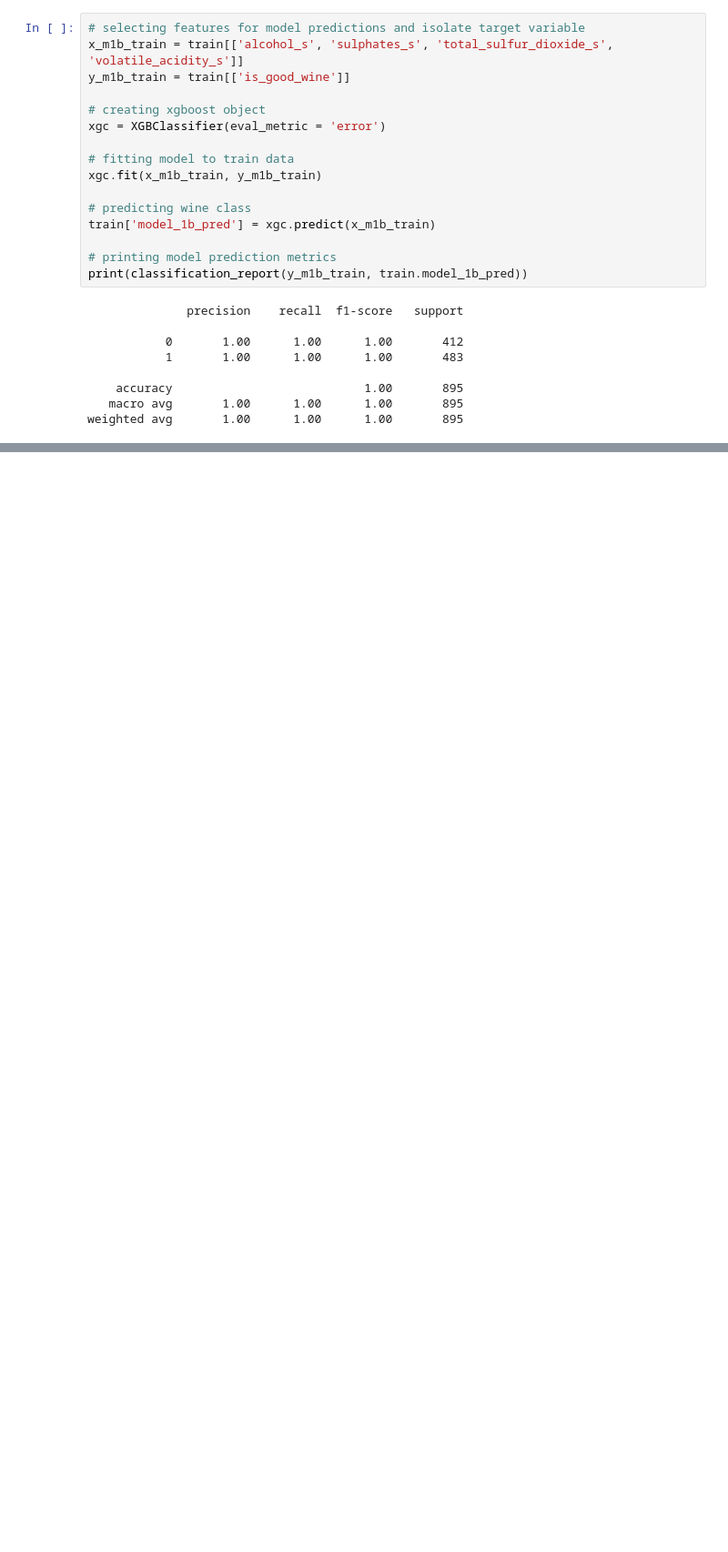
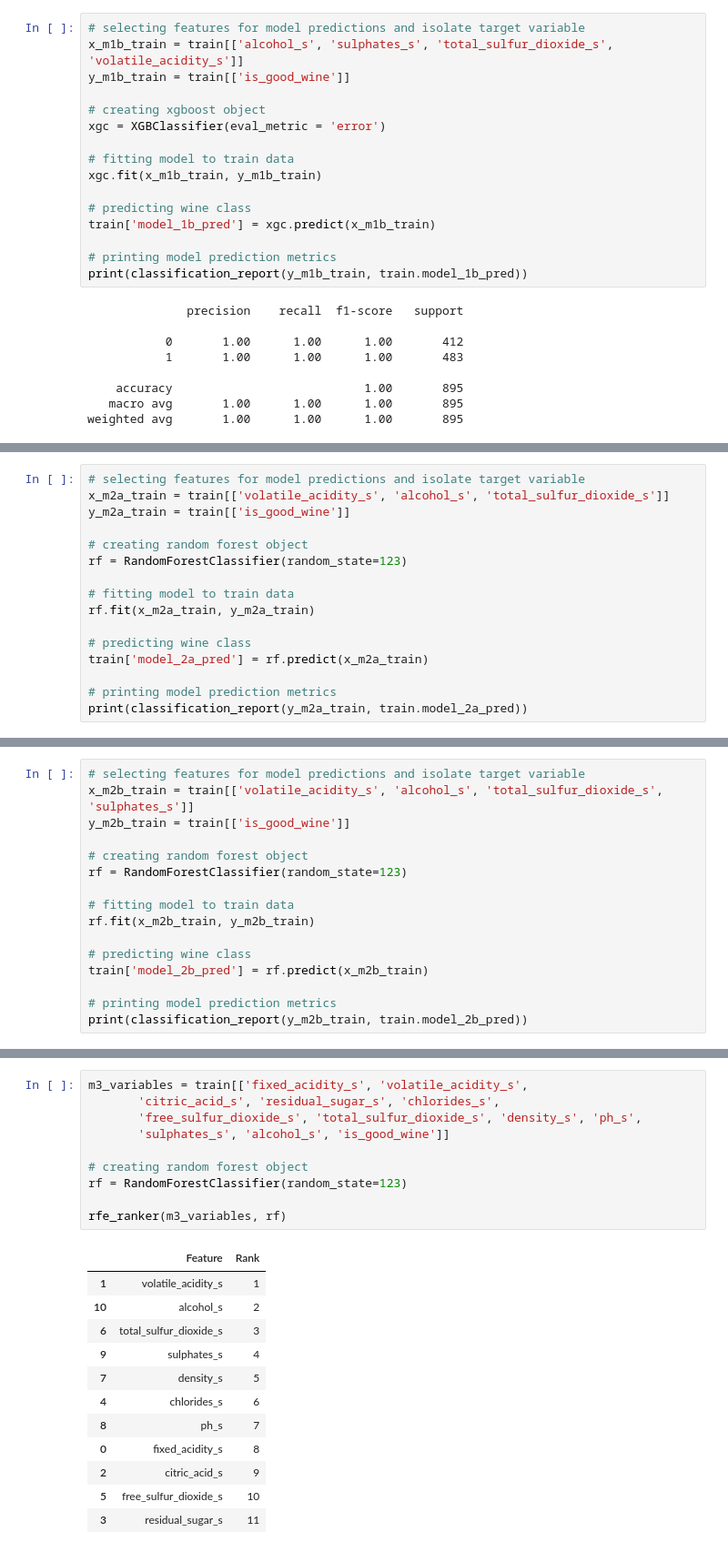
Before and after one commit to SamuelD-Data/red_wine_quality, a Jupyter notebook: red_wine_notebook.ipynb, the cells around one changed output, grey strips where cells are left out. Shown at 91% size. Drawn from its saved outputs; the diff is of its cells as text; blank space fills up the shorter version.

```diff
--- a/red_wine_notebook.ipynb
+++ b/red_wine_notebook.ipynb
@@ -982,0 +995,16 @@ ValueError: when `importance_getter=='auto'`, the underlying estimator SVC shoul
+# %%
+# selecting features for model predictions and isolate target variable
+x_m2a_train = train[['volatile_acidity_s', 'alcohol_s', 'total_sulfur_dioxide_s']]
+y_m2a_train = train[['is_good_wine']]
+
+# creating random forest object
+rf = RandomForestClassifier(random_state=123)
+
+# fitting model to train data
+rf.fit(x_m2a_train, y_m2a_train)
+
+# predicting wine class
+train['model_2a_pred'] = rf.predict(x_m2a_train)
+
+# printing model prediction metrics
+print(classification_report(y_m2a_train, train.model_2a_pred))
@@ -982,0 +1022,16 @@ ValueError: when `importance_getter=='auto'`, the underlying estimator SVC shoul
+# %%
+# selecting features for model predictions and isolate target variable
+x_m2b_train = train[['volatile_acidity_s', 'alcohol_s', 'total_sulfur_dioxide_s', 'sulphates_s']]
+y_m2b_train = train[['is_good_wine']]
+
+# creating random forest object
+rf = RandomForestClassifier(random_state=123)
+
+# fitting model to train data
+rf.fit(x_m2b_train, y_m2b_train)
+
+# predicting wine class
+train['model_2b_pred'] = rf.predict(x_m2b_train)
+
+# printing model prediction metrics
+print(classification_report(y_m2b_train, train.model_2b_pred))
@@ -982,0 +1049,23 @@ ValueError: when `importance_getter=='auto'`, the underlying estimator SVC shoul
+# %%
+m3_variables = train[['fixed_acidity_s', 'volatile_acidity_s',
+       'citric_acid_s', 'residual_sugar_s', 'chlorides_s',
+       'free_sulfur_dioxide_s', 'total_sulfur_dioxide_s', 'density_s', 'ph_s',
+       'sulphates_s', 'alcohol_s', 'is_good_wine']]
+
+# creating random forest object
+rf = RandomForestClassifier(random_state=123)
+
+rfe_ranker(m3_variables, rf)
+# %% [output]
+|  | Feature | Rank |
+| 1 | volatile_acidity_s | 1 |
+| 10 | alcohol_s | 2 |
+| 6 | total_sulfur_dioxide_s | 3 |
+| 9 | sulphates_s | 4 |
+| 7 | density_s | 5 |
+| 4 | chlorides_s | 6 |
+| 8 | ph_s | 7 |
+| 0 | fixed_acidity_s | 8 |
+| 2 | citric_acid_s | 9 |
+| 5 | free_sulfur_dioxide_s | 10 |
+| 3 | residual_sugar_s | 11 |
```
Also changed, not shown: parts of 18 cells of this notebook.
